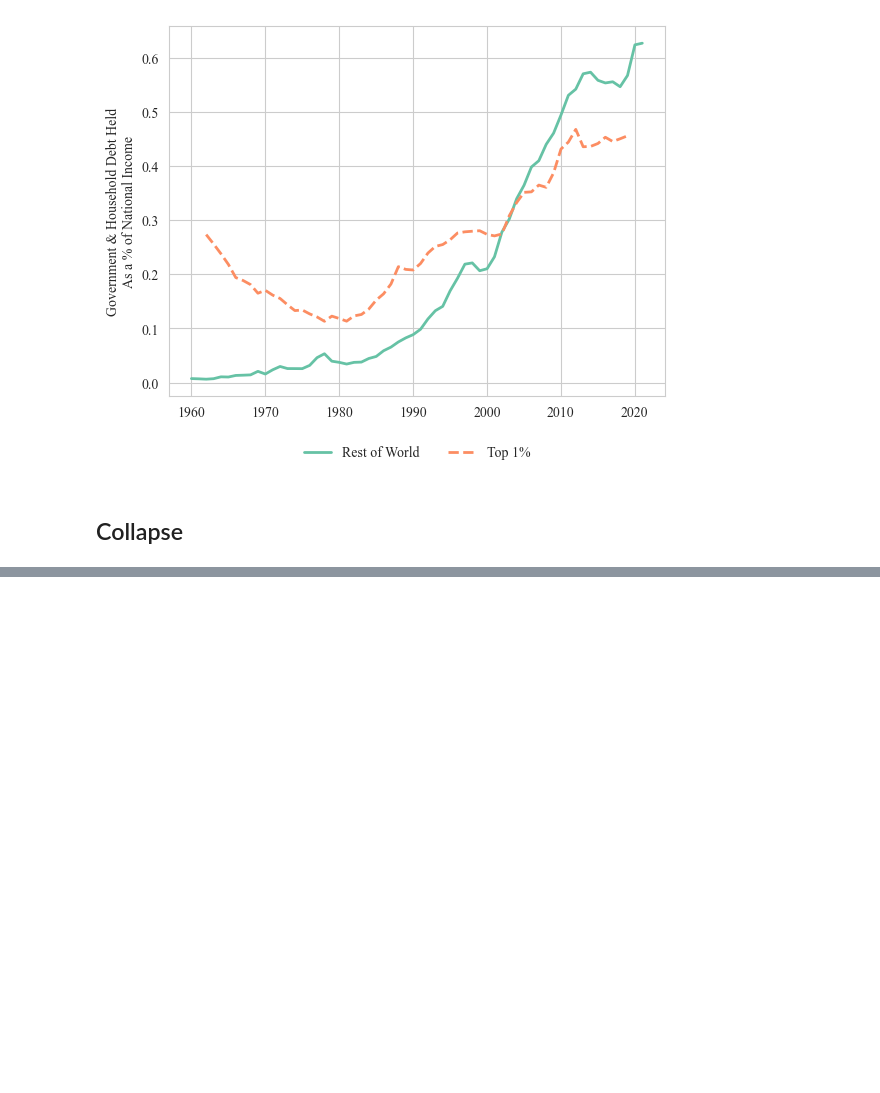
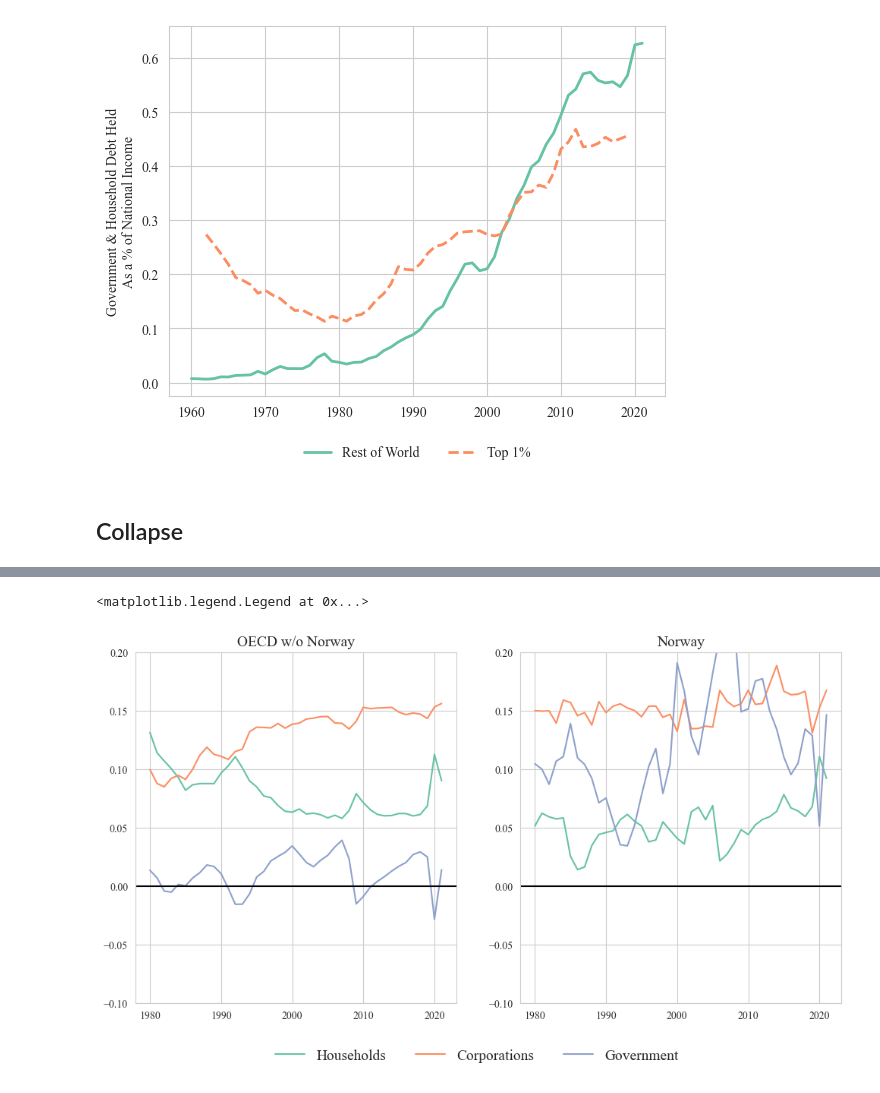
Before and after one commit to veronicabp/saving-glut, a Jupyter notebook: src/analysis/analysis.ipynb, the cells around one changed output, grey strips where cells are left out. Saved outputs shown, nothing was run; the diff lists cells and outputs as text; code cells hidden in the pictures; blank space fills up the shorter version.

```diff
--- a/src/analysis/analysis.ipynb
+++ b/src/analysis/analysis.ipynb
@@ -569,0 +596,25 @@ plt.savefig(os.path.join(figures_folder, f'financing_hh_gov_debt.png'), dpi=300,
+# %%
+# Separate norway
+norway = oecd[(oecd.year>=1980)&(oecd.country=='Norway')]
+
+oecd_minus_norway = oecd[(oecd.year>=1980)&(oecd.country!='Norway')]
+oecd_minus_norway = oecd_minus_norway.groupby('year')[list(col_dict.keys())].mean().reset_index()
+
+titles = ['OECD w/o Norway', 'Norway']
+
+fig, axes = plt.subplots(1, 2, figsize=(12, 6))
+for i, df in enumerate([oecd_minus_norway, norway]):
+    ax = axes[i]
+
+    for col in col_dict:
+        ax.plot(df.year, df[col], label=col_dict[col])
+
+    ax.set_title(titles[i], fontsize=14)
+    ax.axhline(0, color='black')
+    ax.set_ylim([-0.1,0.2])
+
+handles, labels = axes[0].get_legend_handles_labels()
+fig.legend(handles, labels, loc='lower center', bbox_to_anchor=(0.5, -0.05), ncol=len(col_dict), frameon=False, fontsize=14)
+# %% [output]
+<matplotlib.legend.Legend at 0x...>
+[figure, added]
```
Also changed, not shown: parts of 28 cells of this notebook, 10 other files.
